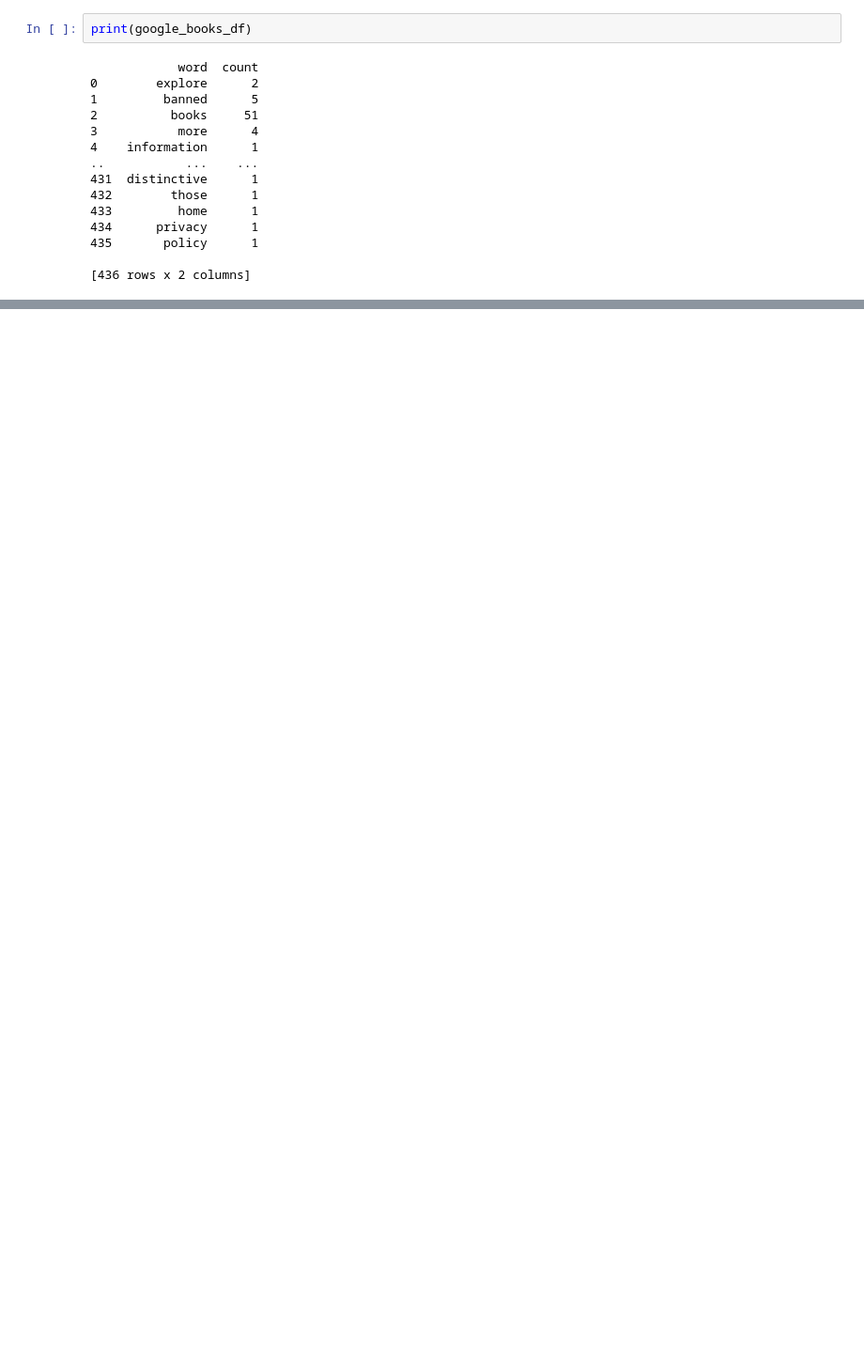
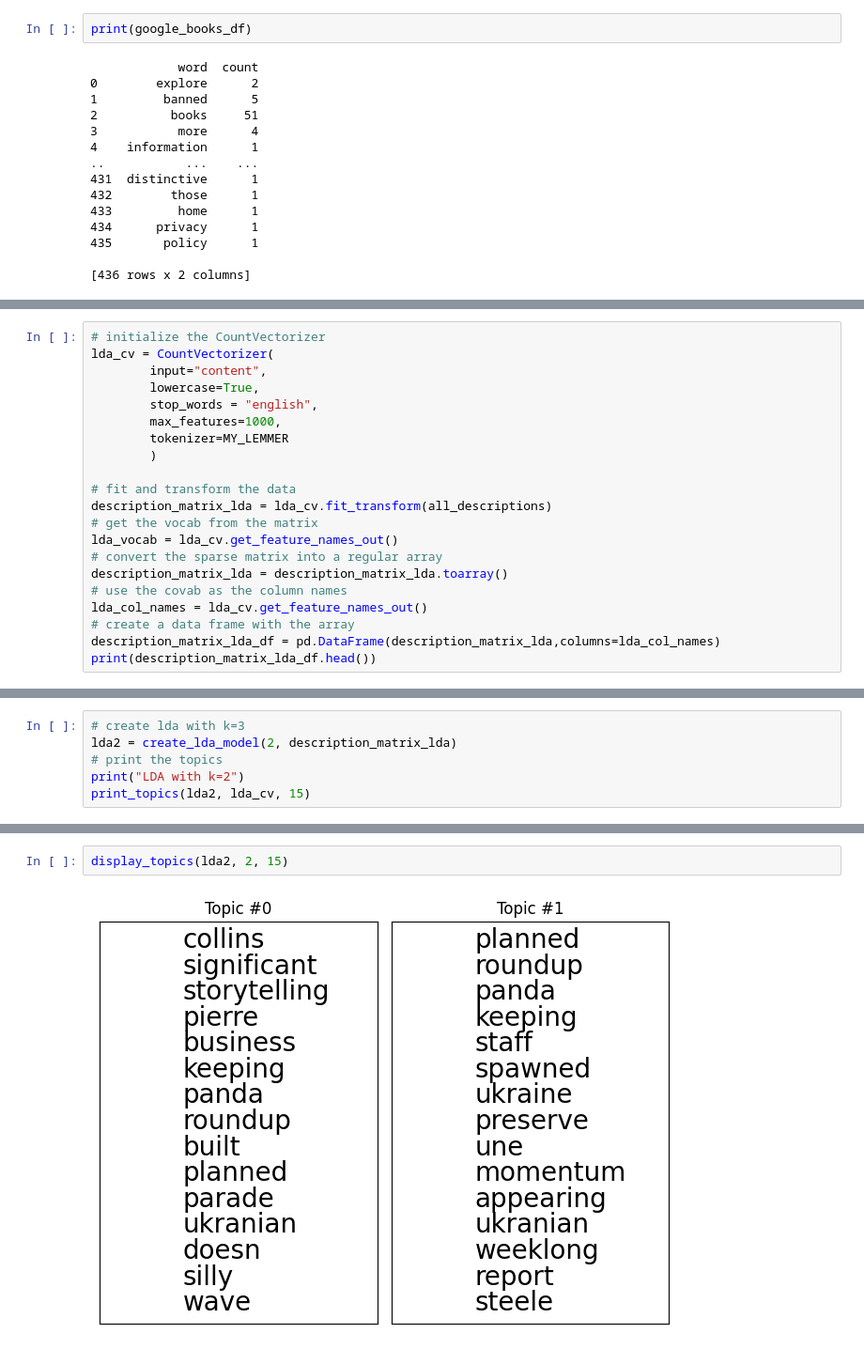
Before and after one commit to hisierrarose/TextMiningProject, a Jupyter notebook: Project_Code_SierraRose.ipynb, the cells around one changed output, grey strips where cells are left out. Shown at 94% size. Drawn from its saved outputs; the diff is of its cells as text; blank space fills up the shorter version.

```diff
--- a/Project_Code_SierraRose.ipynb
+++ b/Project_Code_SierraRose.ipynb
@@ -1015,0 +1316,21 @@ plt.show()
+# %%
+# initialize the CountVectorizer
+lda_cv = CountVectorizer(
+        input="content",
+        lowercase=True,
+        stop_words = "english",
+        max_features=1000,
+        tokenizer=MY_LEMMER
+        )
+
+# fit and transform the data
+description_matrix_lda = lda_cv.fit_transform(all_descriptions)
+# get the vocab from the matrix
+lda_vocab = lda_cv.get_feature_names_out()
+# convert the sparse matrix into a regular array
+description_matrix_lda = description_matrix_lda.toarray()
+# use the covab as the column names
+lda_col_names = lda_cv.get_feature_names_out()
+# create a data frame with the array
+description_matrix_lda_df = pd.DataFrame(description_matrix_lda,columns=lda_col_names)
+print(description_matrix_lda_df.head())
@@ -1015,0 +1401,6 @@ plt.show()
+# %%
+# create lda with k=3
+lda2 = create_lda_model(2, description_matrix_lda)
+# print the topics
+print("LDA with k=2")
+print_topics(lda2, lda_cv, 15)
@@ -1015,0 +1413,4 @@ plt.show()
+# %%
+display_topics(lda2, 2, 15)
+# %% [output]
+[figure, added]
```
Also changed, not shown: parts of 47 cells of this notebook, 3 other files.
